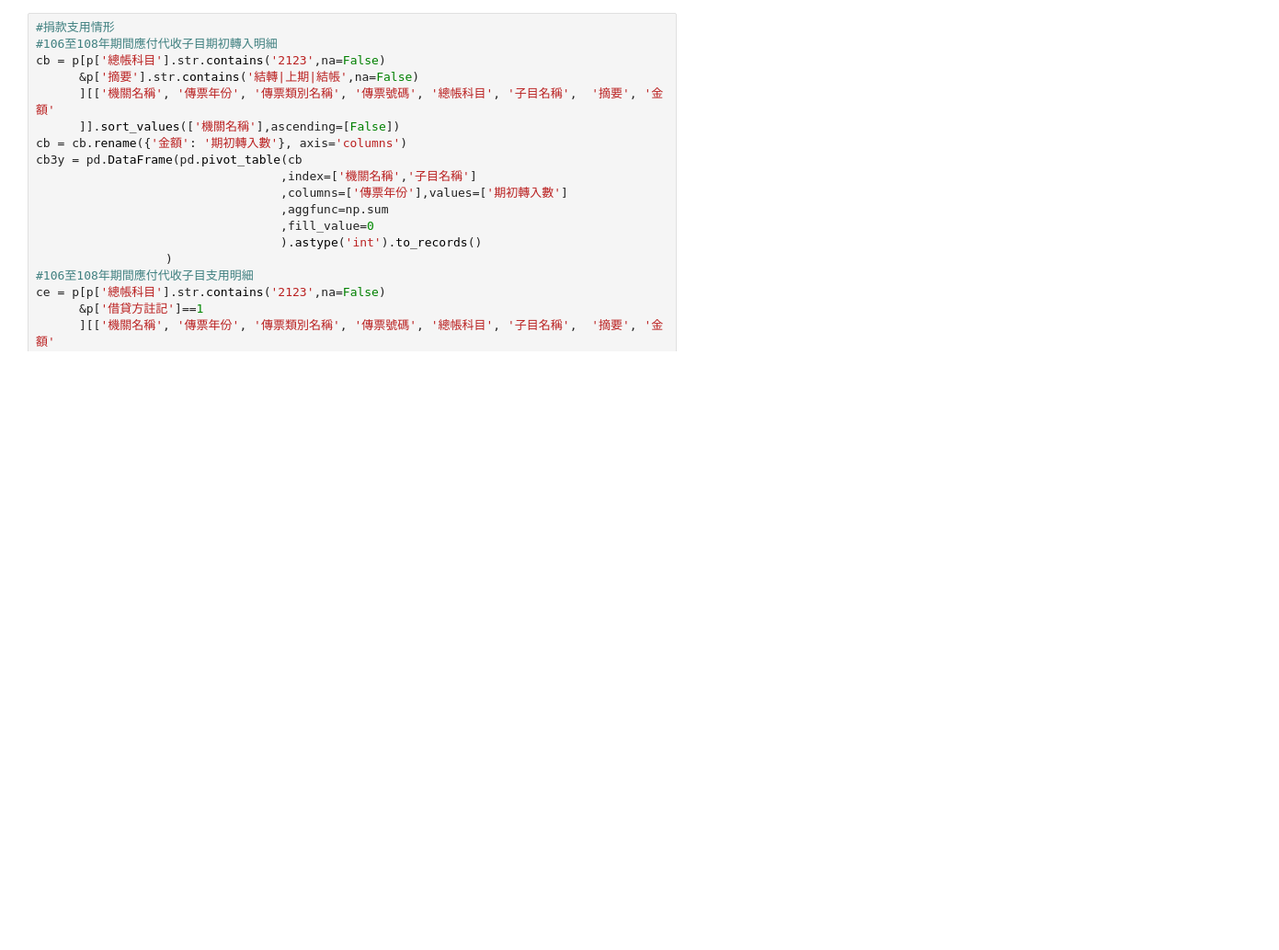
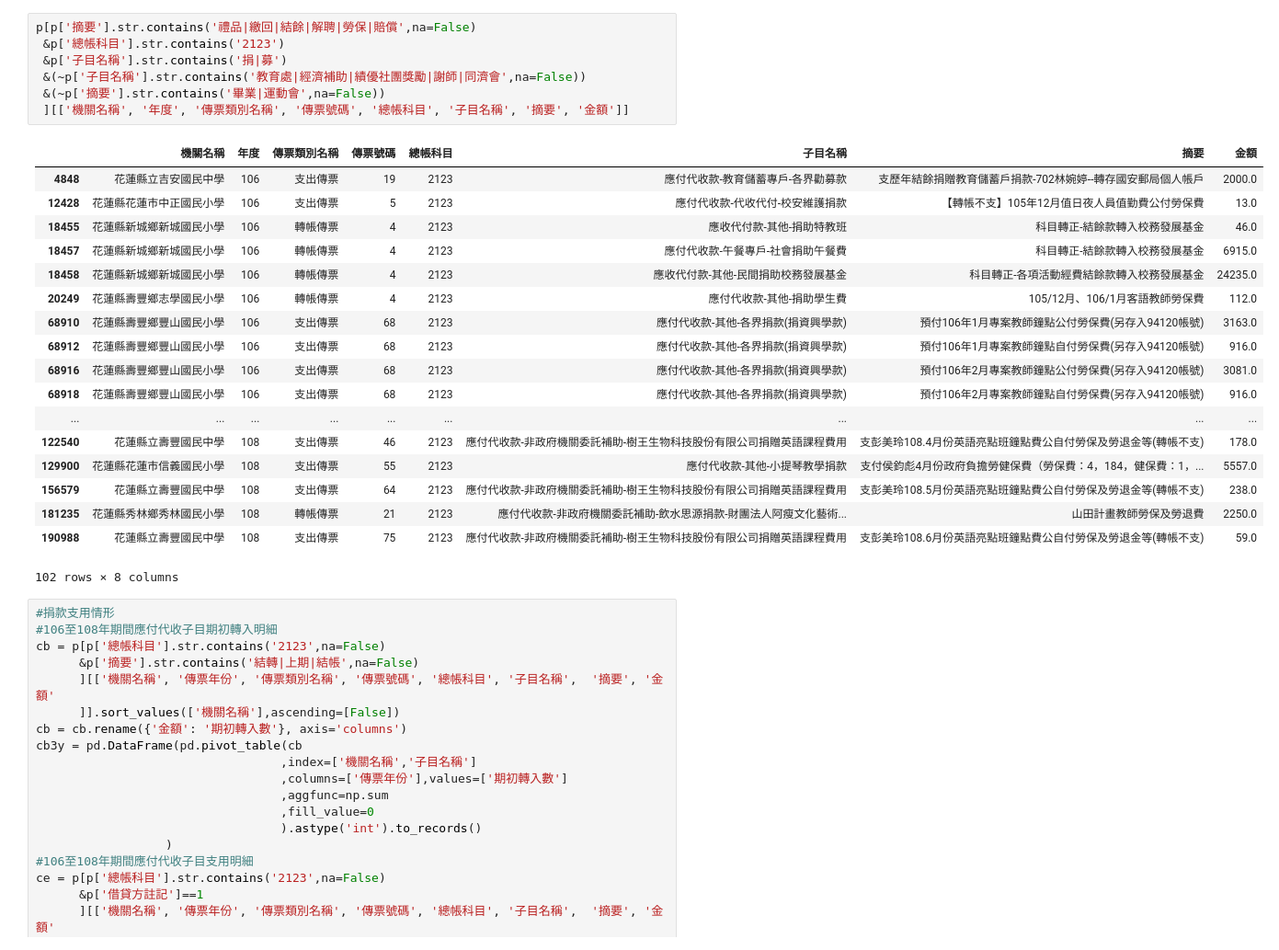
Before and after one commit to fhopecc/stxt, a Jupyter notebook: jupyter/ais_damage_no_in_treasuary.ipynb, the cells around one changed output. Shown: that part at 92% size. Drawn from its saved outputs; the diff is of its cells as text; blank space fills up the shorter version.

```diff
--- a/jupyter/ais_damage_no_in_treasuary.ipynb
+++ b/jupyter/ais_damage_no_in_treasuary.ipynb
@@ -18,3 +50,29 @@ p.columns
+# %%
+p[p['摘要'].str.contains('禮品|繳回|結餘|解聘|勞保|賠償',na=False)
+ &p['總帳科目'].str.contains('2123')
+ &p['子目名稱'].str.contains('捐|募')
+ &(~p['子目名稱'].str.contains('教育處|經濟補助|績優社團獎勵|謝師|同濟會',na=False))
+ &(~p['摘要'].str.contains('畢業|運動會',na=False))
+ ][['機關名稱', '年度', '傳票類別名稱', '傳票號碼', '總帳科目', '子目名稱', '摘要', '金額']]
+# %% [output]
+|  | 機關名稱 | 年度 | 傳票類別名稱 | 傳票號碼 | 總帳科目 | 子目名稱 | 摘要 | 金額 |
+| 4848 | 花蓮縣立吉安國民中學 | 106 | 支出傳票 | 19 | 2123 | 應付代收款-教育儲蓄專戶-各界勸募款 | 支歷年結餘捐贈教育儲蓄戶捐款-702林婉婷--轉存國安郵局個人帳戶 | 2000.0 |
+| 12428 | 花蓮縣花蓮市中正國民小學 | 106 | 支出傳票 | 5 | 2123 | 應付代收款-代收代付-校安維護捐款 | 【轉帳不支】105年12月值日夜人員值勤費公付勞保費 | 13.0 |
+| 18455 | 花蓮縣新城鄉新城國民小學 | 106 | 轉帳傳票 | 4 | 2123 | 應收代付款-其他-捐助特教班 | 科目轉正-結餘款轉入校務發展基金 | 46.0 |
+| 18457 | 花蓮縣新城鄉新城國民小學 | 106 | 轉帳傳票 | 4 | 2123 | 應付代收款-午餐專戶-社會捐助午餐費 | 科目轉正-結餘款轉入校務發展基金 | 6915.0 |
+| 18458 | 花蓮縣新城鄉新城國民小學 | 106 | 轉帳傳票 | 4 | 2123 | 應收代付款-其他-民間捐助校務發展基金 | 科目轉正-各項活動經費結餘款轉入校務發展基金 | 24235.0 |
+| 20249 | 花蓮縣壽豐鄉志學國民小學 | 106 | 轉帳傳票 | 4 | 2123 | 應付代收款-其他-捐助學生費 | 105/12月、106/1月客語教師勞保費 | 112.0 |
+| 68910 | 花蓮縣壽豐鄉豐山國民小學 | 106 | 支出傳票 | 68 | 2123 | 應付代收款-其他-各界捐款(捐資興學款) | 預付106年1月專案教師鐘點公付勞保費(另存入94120帳號) | 3163.0 |
+| 68912 | 花蓮縣壽豐鄉豐山國民小學 | 106 | 支出傳票 | 68 | 2123 | 應付代收款-其他-各界捐款(捐資興學款) | 預付106年1月專案教師鐘點自付勞保費(另存入94120帳號) | 916.0 |
+| 68916 | 花蓮縣壽豐鄉豐山國民小學 | 106 | 支出傳票 | 68 | 2123 | 應付代收款-其他-各界捐款(捐資興學款) | 預付106年2月專案教師鐘點公付勞保費(另存入94120帳號) | 3081.0 |
+| 68918 | 花蓮縣壽豐鄉豐山國民小學 | 106 | 支出傳票 | 68 | 2123 | 應付代收款-其他-各界捐款(捐資興學款) | 預付106年2月專案教師鐘點自付勞保費(另存入94120帳號) | 916.0 |
+| ... | ... | ... | ... | ... | ... | ... | ... | ... |
+| 122540 | 花蓮縣立壽豐國民中學 | 108 | 支出傳票 | 46 | 2123 | 應付代收款-非政府機關委託補助-樹王生物科技股份有限公司捐贈英語課程費用 | 支彭美玲108.4月份英語亮點班鐘點費公自付勞保及勞退金等(轉帳不支) | 178.0 |
+| 129900 | 花蓮縣花蓮市信義國民小學 | 108 | 支出傳票 | 55 | 2123 | 應付代收款-其他-小提琴教學捐款 | 支付侯鈞彪4月份政府負擔勞健保費（勞保費：4，184，健保費：1，... | 5557.0 |
+| 156579 | 花蓮縣立壽豐國民中學 | 108 | 支出傳票 | 64 | 2123 | 應付代收款-非政府機關委託補助-樹王生物科技股份有限公司捐贈英語課程費用 | 支彭美玲108.5月份英語亮點班鐘點費公自付勞保及勞退金等(轉帳不支) | 238.0 |
+| 181235 | 花蓮縣秀林鄉秀林國民小學 | 108 | 轉帳傳票 | 21 | 2123 | 應付代收款-非政府機關委託補助-飲水思源捐款-財團法人阿瘦文化藝術... | 山田計畫教師勞保及勞退費 | 2250.0 |
+| 190988 | 花蓮縣立壽豐國民中學 | 108 | 支出傳票 | 75 | 2123 | 應付代收款-非政府機關委託補助-樹王生物科技股份有限公司捐贈英語課程費用 | 支彭美玲108.6月份英語亮點班鐘點費公自付勞保及勞退金等(轉帳不支) | 59.0 |
+102 rows × 8 columns
 # %%
 #捐款支用情形
 #106至108年期間應付代收子目期初轉入明細
```
Also changed, not shown: parts of 2 cells of this notebook, 4 other files.
